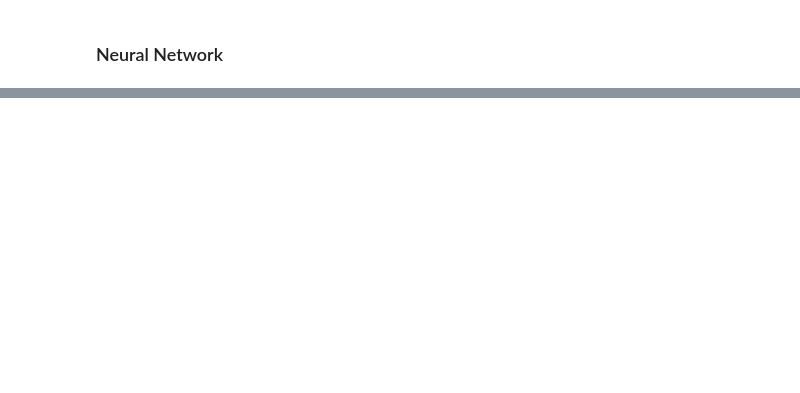
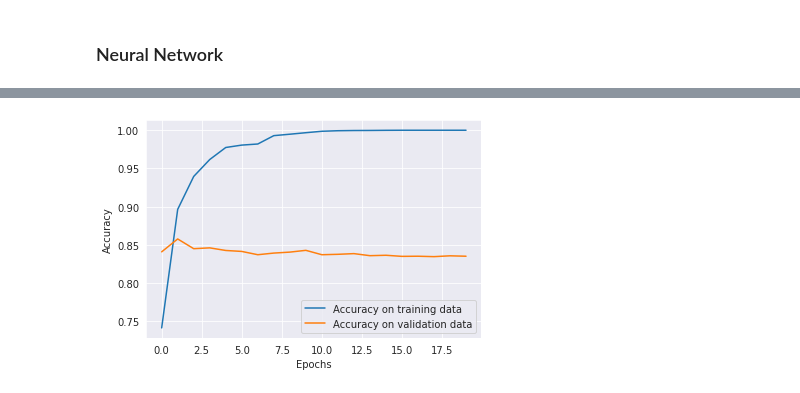
Before and after one commit to DimaScientist/NLP_Project, a Jupyter notebook: word2vec-nlp-tutorial/word2vec-nlp-tutorial.ipynb, the cells around one changed output, grey strips where cells are left out. Drawn from its saved outputs; the diff is of its cells as text; code cells hidden in the pictures; blank space fills up the shorter version.

```diff
--- a/word2vec-nlp-tutorial/word2vec-nlp-tutorial.ipynb
+++ b/word2vec-nlp-tutorial/word2vec-nlp-tutorial.ipynb
@@ -272,0 +430,10 @@ print(len(labels))
+# %%
+nn_model = Sequential()
+nn_model.add(Embedding(max_features, 128))
+nn_model.add(Bidirectional(LSTM(32, return_sequences=True)))
+nn_model.add(GlobalMaxPool1D())
+nn_model.add(Dense(20, activation="relu"))
+nn_model.add(Dropout(0.05))
+nn_model.add(Dense(1, activation="sigmoid"))
+# %%
+nn_model.compile(loss="binary_crossentropy", optimizer="adam", metrics=["accuracy"])
@@ -272,0 +460,5 @@ print(len(labels))
+# %%
+epochs = 20
+batch_size = 128
+# %%
+nn_history = nn_model.fit(X_train_val_nn, y_train_val_nn, batch_size=batch_size, epochs=epochs, validation_split=0.333)
@@ -272,0 +483,4 @@ print(len(labels))
+# %%
+plot_learning_history_nn(nn_history)
+# %% [output]
+[figure, added]
```
Also changed, not shown: parts of 34 cells of this notebook.
